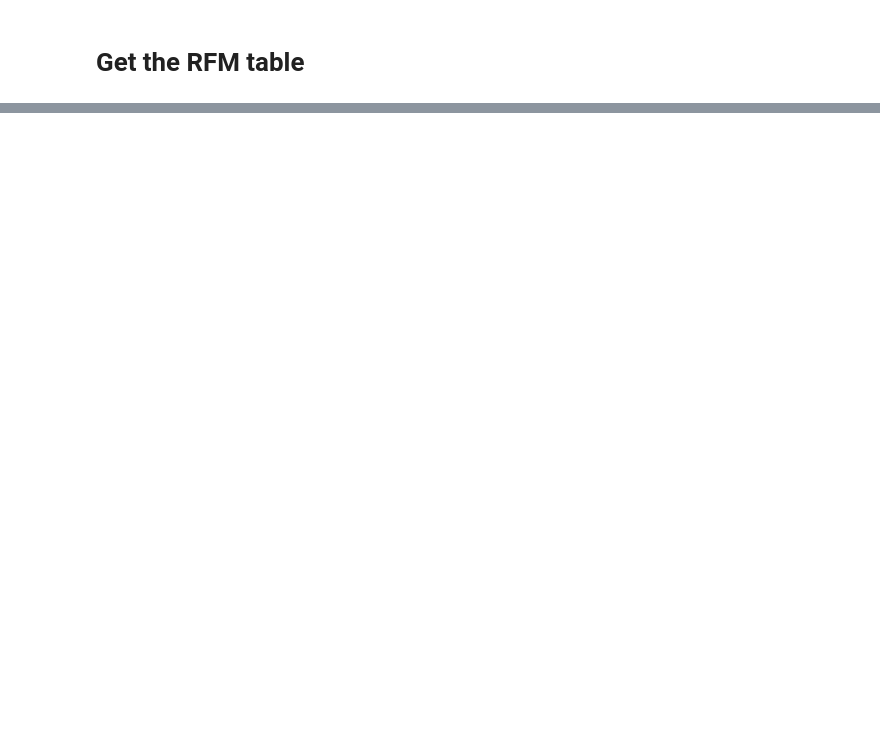
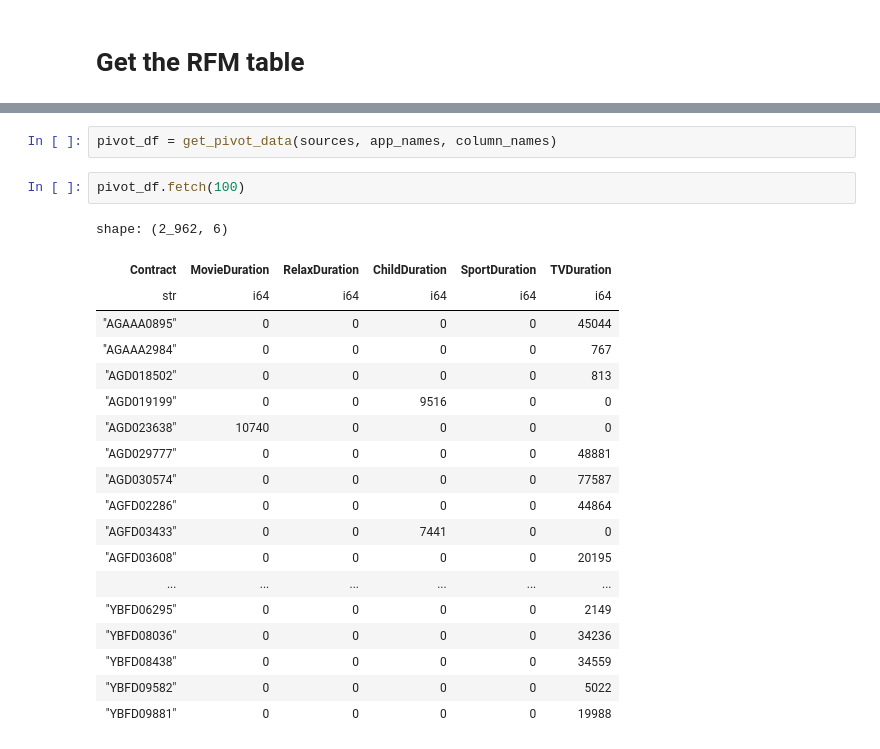
Before and after one commit to andreale28/PolarsPipeline, a Jupyter notebook: notebooks/data_processing.ipynb, the cells around one changed output, grey strips where cells are left out. Drawn from its saved outputs; the diff is of its cells as text; blank space fills up the shorter version.

```diff
--- a/notebooks/data_processing.ipynb
+++ b/notebooks/data_processing.ipynb
@@ -239,0 +365,24 @@ pl.col()
+# %%
+pivot_df = get_pivot_data(sources, app_names, column_names)
+# %%
+pivot_df.fetch(100)
+# %% [output]
+shape: (2_962, 6)
+| Contract | MovieDuration | RelaxDuration | ChildDuration | SportDuration | TVDuration |
+| str | i64 | i64 | i64 | i64 | i64 |
+| "AGAAA0895" | 0 | 0 | 0 | 0 | 45044 |
+| "AGAAA2984" | 0 | 0 | 0 | 0 | 767 |
+| "AGD018502" | 0 | 0 | 0 | 0 | 813 |
+| "AGD019199" | 0 | 0 | 9516 | 0 | 0 |
+| "AGD023638" | 10740 | 0 | 0 | 0 | 0 |
+| "AGD029777" | 0 | 0 | 0 | 0 | 48881 |
+| "AGD030574" | 0 | 0 | 0 | 0 | 77587 |
+| "AGFD02286" | 0 | 0 | 0 | 0 | 44864 |
+| "AGFD03433" | 0 | 0 | 7441 | 0 | 0 |
+| "AGFD03608" | 0 | 0 | 0 | 0 | 20195 |
+| ... | ... | ... | ... | ... | ... |
+| "YBFD06295" | 0 | 0 | 0 | 0 | 2149 |
+| "YBFD08036" | 0 | 0 | 0 | 0 | 34236 |
+| "YBFD08438" | 0 | 0 | 0 | 0 | 34559 |
+| "YBFD09582" | 0 | 0 | 0 | 0 | 5022 |
+| "YBFD09881" | 0 | 0 | 0 | 0 | 19988 |
```
Also changed, not shown: parts of 18 cells of this notebook, 6 other files.
